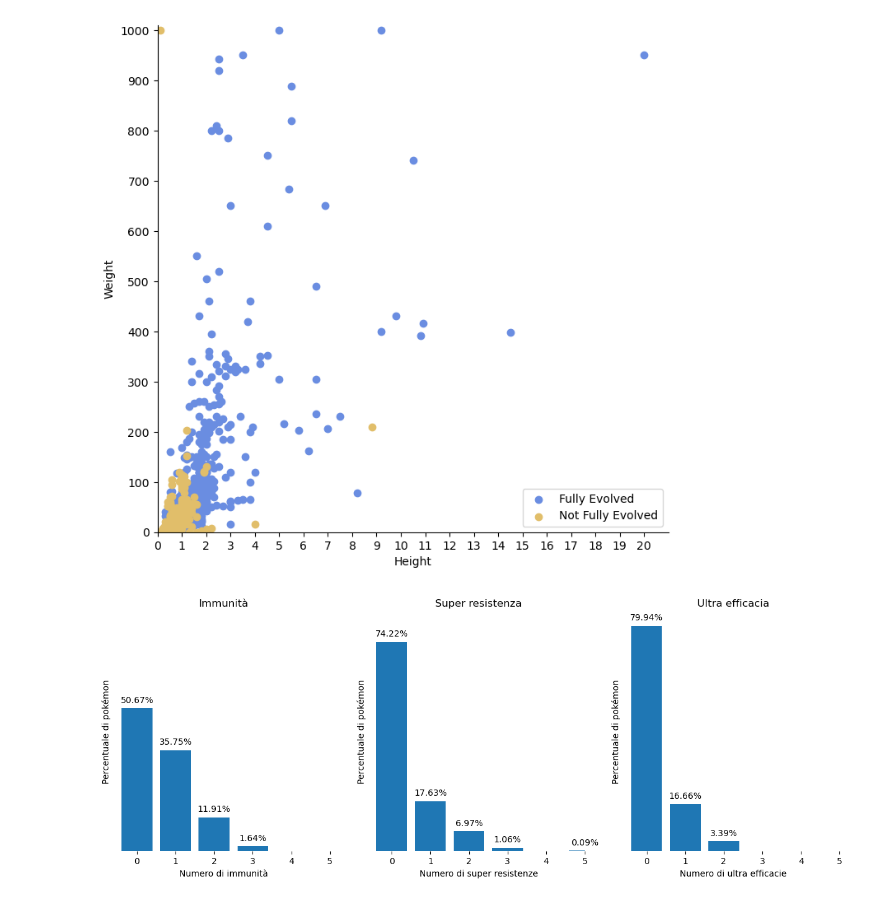
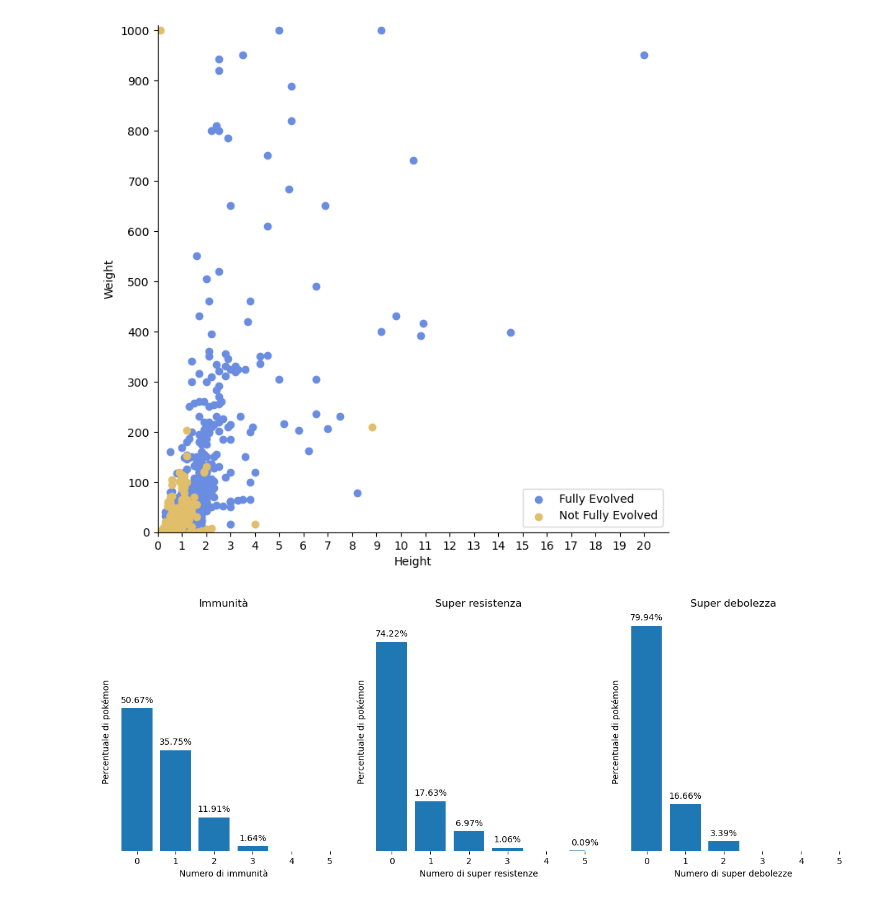
Before and after one commit to Mantotheale/PokemonScientificVisualization, a Jupyter notebook: Pokemon_notebook.ipynb, the cells around one changed output. Cells and saved outputs as stored; diff of their text form; code cells hidden in the pictures.

```diff
--- a/Pokemon_notebook.ipynb
+++ b/Pokemon_notebook.ipynb
@@ -455,36 +455,36 @@ plt.ylabel('Percentuale di pokémon')
 plt.title('Immunità')
 plt.yticks([])
 plt.gca().set_frame_on(False)
 plt.grid(False)
 addlabels3(counter[0:6], immunities)
 
 plt.subplot(1,3,2)
 plt.bar(counter, superWeak)
 plt.xlim(-0.5,5)
 plt.ylim(0, 0.85)
 plt.xlabel('Numero di super resistenze')
 plt.ylabel('Percentuale di pokémon')
 plt.title('Super resistenza')
 plt.yticks([])
 plt.gca().set_frame_on(False)
 plt.grid(False)
 addlabels3(counter[0:6], superWeak)
 
 plt.subplot(1,3,3)
 plt.bar(counter, ultraEffective)
 plt.xlim(-0.5,5)
 plt.ylim(0, 0.85)
-plt.xlabel('Numero di ultra efficacie')
+plt.xlabel('Numero di super debolezze')
 plt.ylabel('Percentuale di pokémon')
-plt.title('Ultra efficacia')
+plt.title('Super debolezza')
 plt.yticks([])
 plt.gca().set_frame_on(False)
 plt.grid(False)
 addlabels3(counter[0:6], ultraEffective)
 
 plt.show()
 # %% [output]
-[figure, old version]
+[figure, new version]
 # %%
 def addLabels4(values):
     for i, v in enumerate(values):
```
Also changed, not shown: parts of 11 cells of this notebook.
